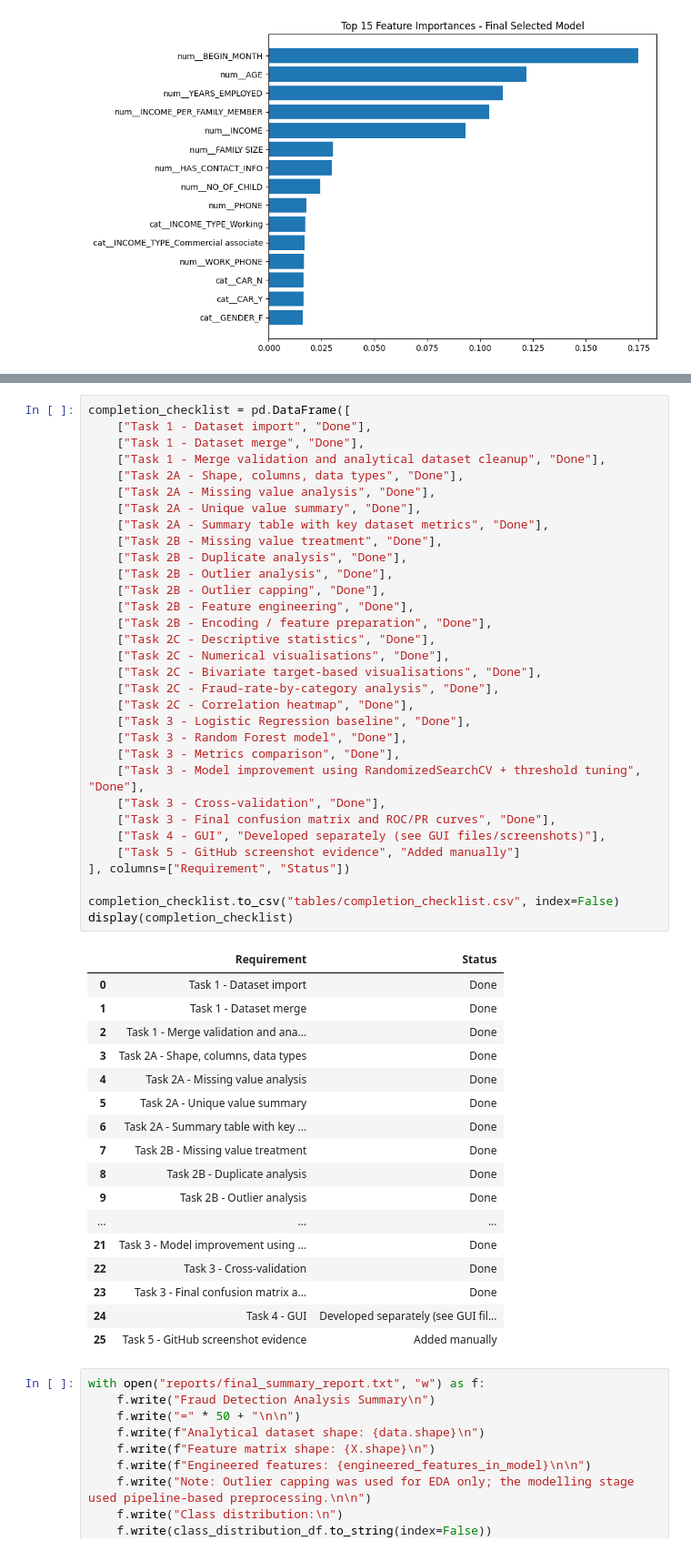
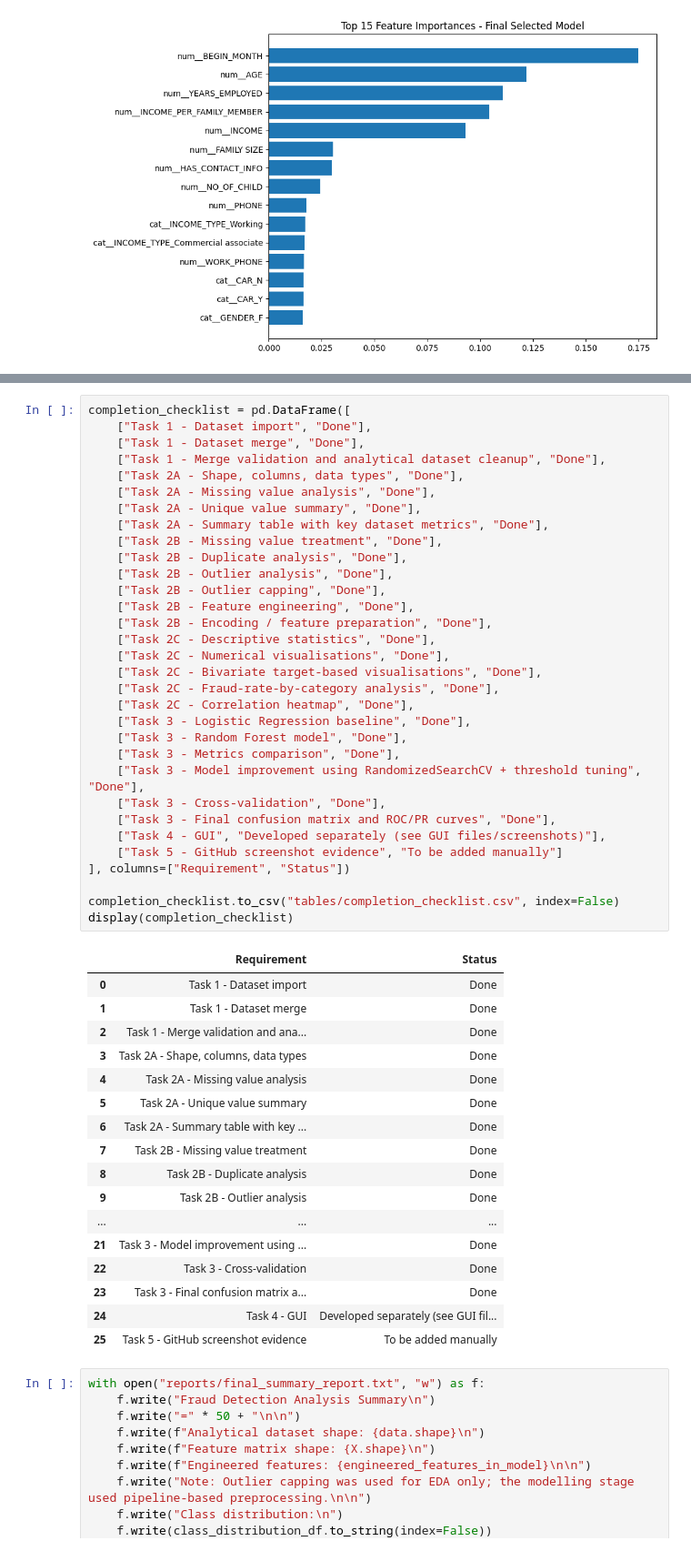
Before and after one commit to AabidhaRifky/CL-MCSDS-CMU-10-04_CMP7005_Fraud_Detection_Analysis, a Jupyter notebook: notebook/cmp7005_fraud_detection.ipynb, the cells around one changed output, grey strips where cells are left out. Shown at 91% size. Cells and saved outputs as stored; diff of their text form.

```diff
--- a/notebook/cmp7005_fraud_detection.ipynb
+++ b/notebook/cmp7005_fraud_detection.ipynb
@@ -1308,35 +1521,35 @@ completion_checklist = pd.DataFrame([
     ["Task 2C - Fraud-rate-by-category analysis", "Done"],
     ["Task 2C - Correlation heatmap", "Done"],
     ["Task 3 - Logistic Regression baseline", "Done"],
     ["Task 3 - Random Forest model", "Done"],
     ["Task 3 - Metrics comparison", "Done"],
     ["Task 3 - Model improvement using RandomizedSearchCV + threshold tuning", "Done"],
     ["Task 3 - Cross-validation", "Done"],
     ["Task 3 - Final confusion matrix and ROC/PR curves", "Done"],
     ["Task 4 - GUI", "Developed separately (see GUI files/screenshots)"],
-    ["Task 5 - GitHub screenshot evidence", "Added manually"]
+    ["Task 5 - GitHub screenshot evidence", "To be added manually"]
 ], columns=["Requirement", "Status"])
 
 completion_checklist.to_csv("tables/completion_checklist.csv", index=False)
 display(completion_checklist)
 # %% [output]
 |  | Requirement | Status |
 | 0 | Task 1 - Dataset import | Done |
 | 1 | Task 1 - Dataset merge | Done |
 | 2 | Task 1 - Merge validation and ana... | Done |
 | 3 | Task 2A - Shape, columns, data types | Done |
 | 4 | Task 2A - Missing value analysis | Done |
 | 5 | Task 2A - Unique value summary | Done |
 | 6 | Task 2A - Summary table with key ... | Done |
 | 7 | Task 2B - Missing value treatment | Done |
 | 8 | Task 2B - Duplicate analysis | Done |
 | 9 | Task 2B - Outlier analysis | Done |
 | ... | ... | ... |
 | 21 | Task 3 - Model improvement using ... | Done |
 | 22 | Task 3 - Cross-validation | Done |
 | 23 | Task 3 - Final confusion matrix a... | Done |
 | 24 | Task 4 - GUI | Developed separately (see GUI fil... |
-| 25 | Task 5 - GitHub screenshot evidence | Added manually |
+| 25 | Task 5 - GitHub screenshot evidence | To be added manually |
 # %%
 with open("reports/final_summary_report.txt", "w") as f:
     f.write("Fraud Detection Analysis Summary\n")
```
Also changed, not shown: parts of 22 cells of this notebook.
